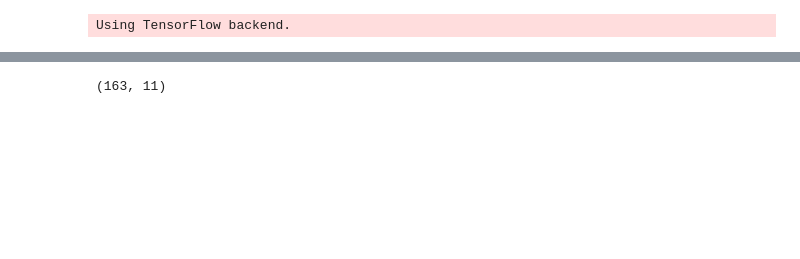
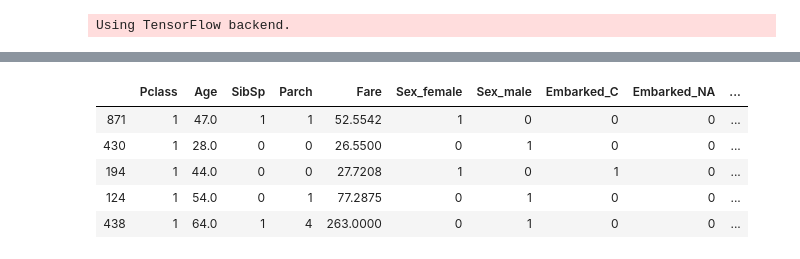
Before and after one commit to scottshepard/kaggle, a Jupyter notebook: titanic/Dense Neural Network.ipynb, the cells around one changed output, grey strips where cells are left out. Drawn from its saved outputs; the diff is of its cells as text; code cells hidden in the pictures; blank space fills up the shorter version.

```diff
--- a/titanic/Dense Neural Network.ipynb
+++ b/titanic/Dense Neural Network.ipynb
@@ -33,6 +33,11 @@ df_raw.head()
 | 3 | 4 | 1 | 1 | Futrelle, Mrs. Jacques Heath (Lil... | female | 35.0 | 1 | 0 | 113803 | 53.1000 | ... |
 | 4 | 5 | 0 | 3 | Allen, Mr. William Henry | male | 35.0 | 0 | 0 | 373450 | 8.0500 | ... |
 # %%
-X_train.shape
+X_train.head()
 # %% [output]
-(163, 11)
+|  | Pclass | Age | SibSp | Parch | Fare | Sex_female | Sex_male | Embarked_C | Embarked_NA | ... |
+| 871 | 1 | 47.0 | 1 | 1 | 52.5542 | 1 | 0 | 0 | 0 | ... |
+| 430 | 1 | 28.0 | 0 | 0 | 26.5500 | 0 | 1 | 0 | 0 | ... |
+| 194 | 1 | 44.0 | 0 | 0 | 27.7208 | 1 | 0 | 1 | 0 | ... |
+| 124 | 1 | 54.0 | 0 | 1 | 77.2875 | 0 | 1 | 0 | 0 | ... |
+| 438 | 1 | 64.0 | 1 | 4 | 263.0000 | 0 | 1 | 0 | 0 | ... |
```
Also changed, not shown: parts of 15 cells of this notebook, 1 other file.
